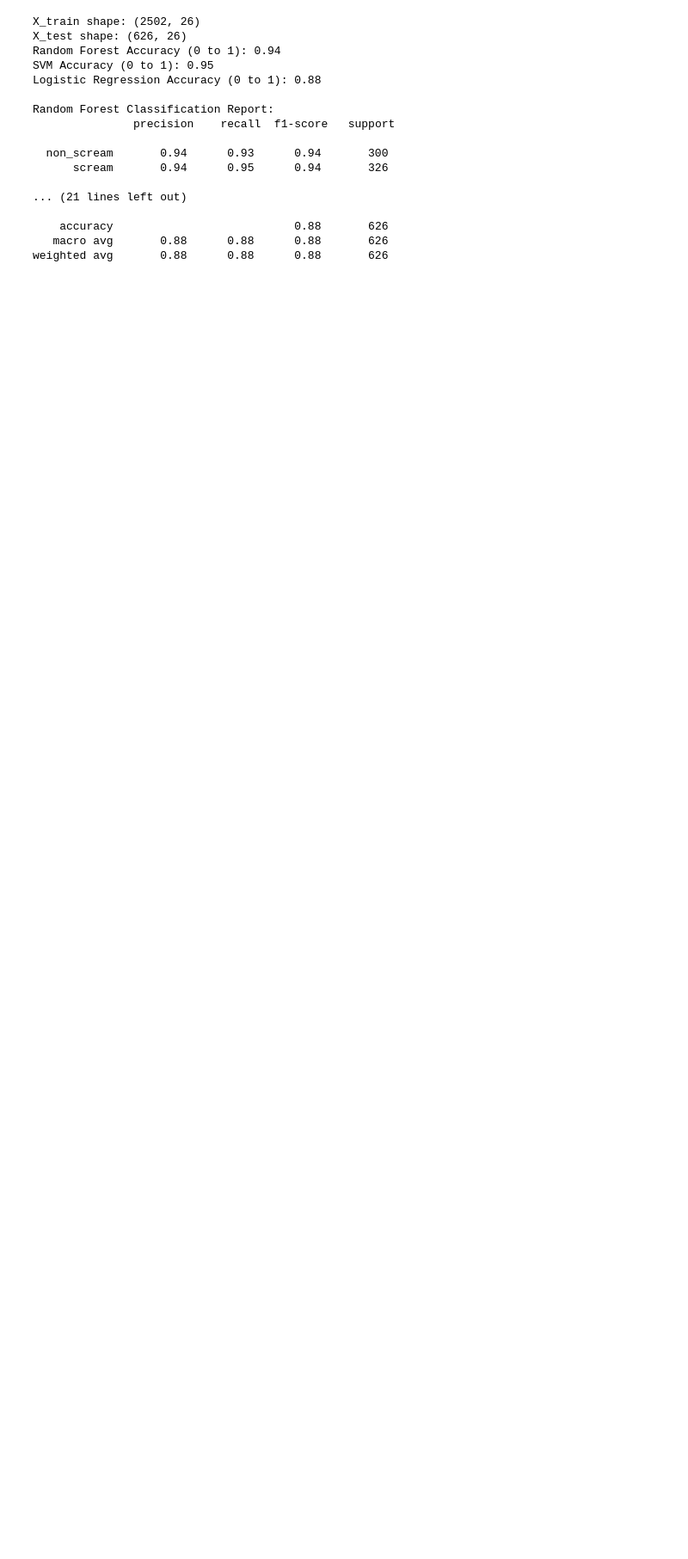
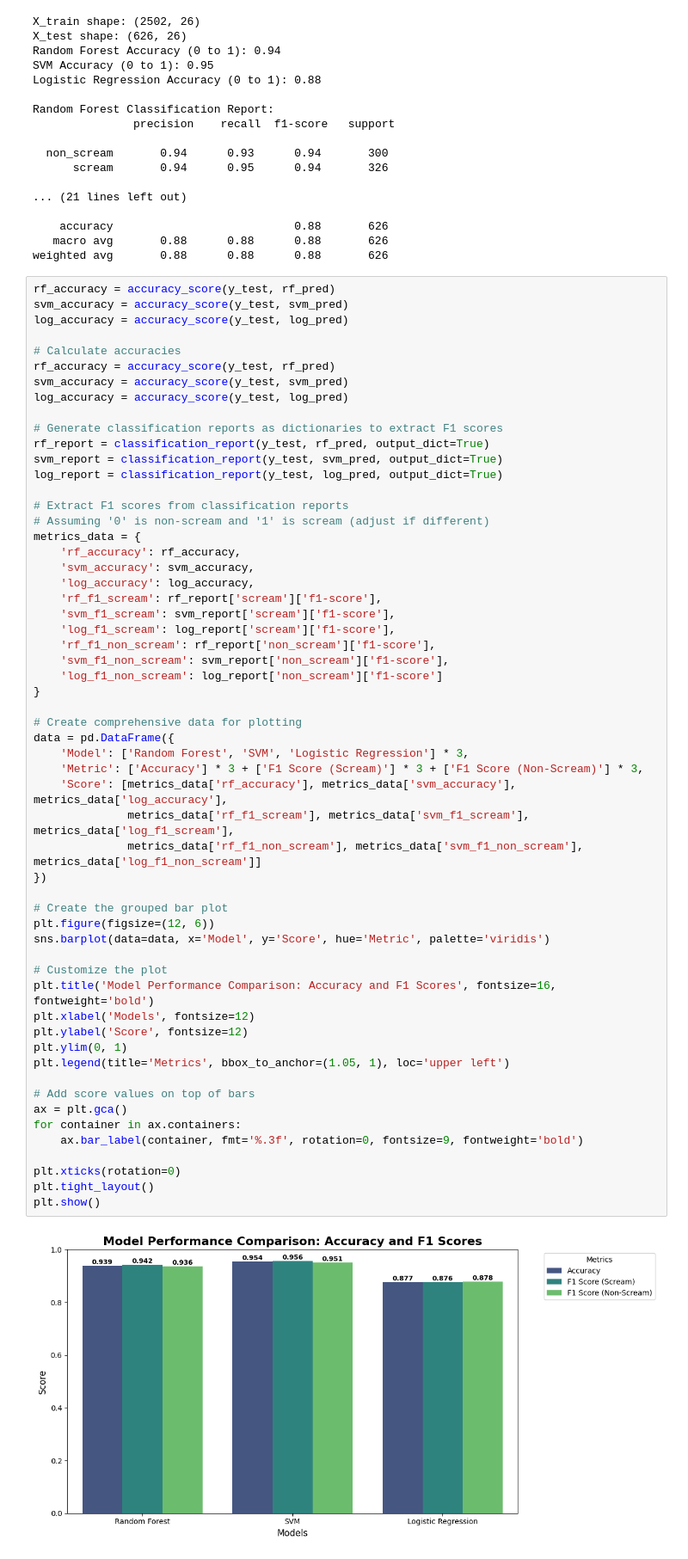
Before and after one commit to JoelSaji04231/Scream-Detection-using-ML-and-DL-models, a Jupyter notebook: crimealert_ml.ipynb, the cells around one changed output. Shown: that part at 86% size. Drawn from its saved outputs; the diff is of its cells as text; blank space fills up the shorter version.

```diff
--- a/crimealert_ml.ipynb
+++ b/crimealert_ml.ipynb
@@ -100,3 +100,62 @@ Random Forest Classification Report:
     accuracy                           0.88       626
    macro avg       0.88      0.88      0.88       626
 weighted avg       0.88      0.88      0.88       626
+# %%
+rf_accuracy = accuracy_score(y_test, rf_pred)
+svm_accuracy = accuracy_score(y_test, svm_pred)
+log_accuracy = accuracy_score(y_test, log_pred)
+
+# Calculate accuracies
+rf_accuracy = accuracy_score(y_test, rf_pred)
+svm_accuracy = accuracy_score(y_test, svm_pred)
+log_accuracy = accuracy_score(y_test, log_pred)
+
+# Generate classification reports as dictionaries to extract F1 scores
+rf_report = classification_report(y_test, rf_pred, output_dict=True)
+svm_report = classification_report(y_test, svm_pred, output_dict=True)
+log_report = classification_report(y_test, log_pred, output_dict=True)
+
+# Extract F1 scores from classification reports
+# Assuming '0' is non-scream and '1' is scream (adjust if different)
+metrics_data = {
+    'rf_accuracy': rf_accuracy,
+    'svm_accuracy': svm_accuracy,
+    'log_accuracy': log_accuracy,
+    'rf_f1_scream': rf_report['scream']['f1-score'],
+    'svm_f1_scream': svm_report['scream']['f1-score'],
+    'log_f1_scream': log_report['scream']['f1-score'],
+    'rf_f1_non_scream': rf_report['non_scream']['f1-score'],
+    'svm_f1_non_scream': svm_report['non_scream']['f1-score'],
+    'log_f1_non_scream': log_report['non_scream']['f1-score']
+}
+
+# Create comprehensive data for plotting
+data = pd.DataFrame({
+    'Model': ['Random Forest', 'SVM', 'Logistic Regression'] * 3,
+    'Metric': ['Accuracy'] * 3 + ['F1 Score (Scream)'] * 3 + ['F1 Score (Non-Scream)'] * 3,
+    'Score': [metrics_data['rf_accuracy'], metrics_data['svm_accuracy'], metrics_data['log_accuracy'],
+              metrics_data['rf_f1_scream'], metrics_data['svm_f1_scream'], metrics_data['log_f1_scream'],
+              metrics_data['rf_f1_non_scream'], metrics_data['svm_f1_non_scream'], metrics_data['log_f1_non_scream']]
+})
+
+# Create the grouped bar plot
+plt.figure(figsize=(12, 6))
+sns.barplot(data=data, x='Model', y='Score', hue='Metric', palette='viridis')
+
+# Customize the plot
+plt.title('Model Performance Comparison: Accuracy and F1 Scores', fontsize=16, fontweight='bold')
+plt.xlabel('Models', fontsize=12)
+plt.ylabel('Score', fontsize=12)
+plt.ylim(0, 1)
+plt.legend(title='Metrics', bbox_to_anchor=(1.05, 1), loc='upper left')
+
+# Add score values on top of bars
+ax = plt.gca()
+for container in ax.containers:
+    ax.bar_label(container, fmt='%.3f', rotation=0, fontsize=9, fontweight='bold')
+
+plt.xticks(rotation=0)
+plt.tight_layout()
+plt.show()
+# %% [output]
+[figure, added]
```
